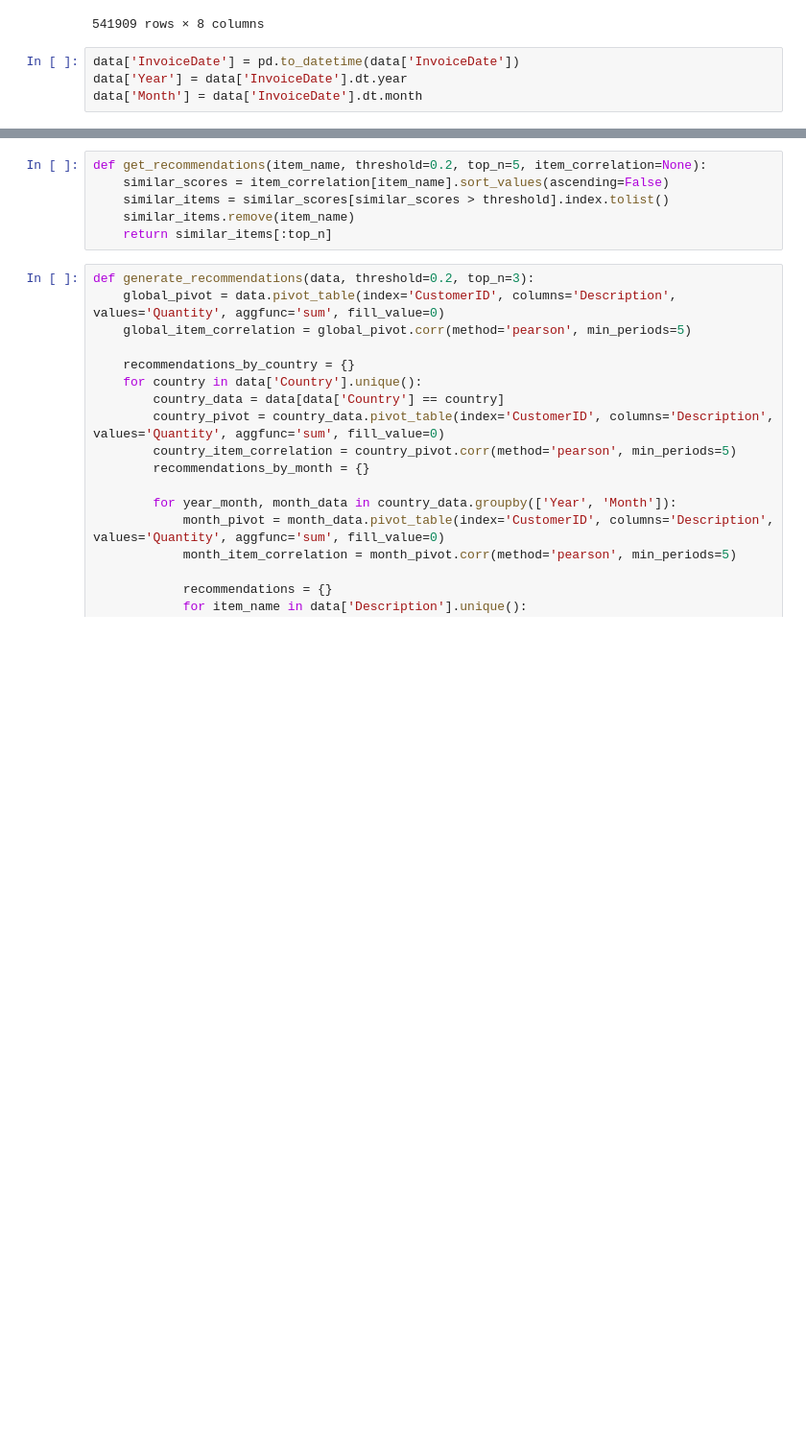
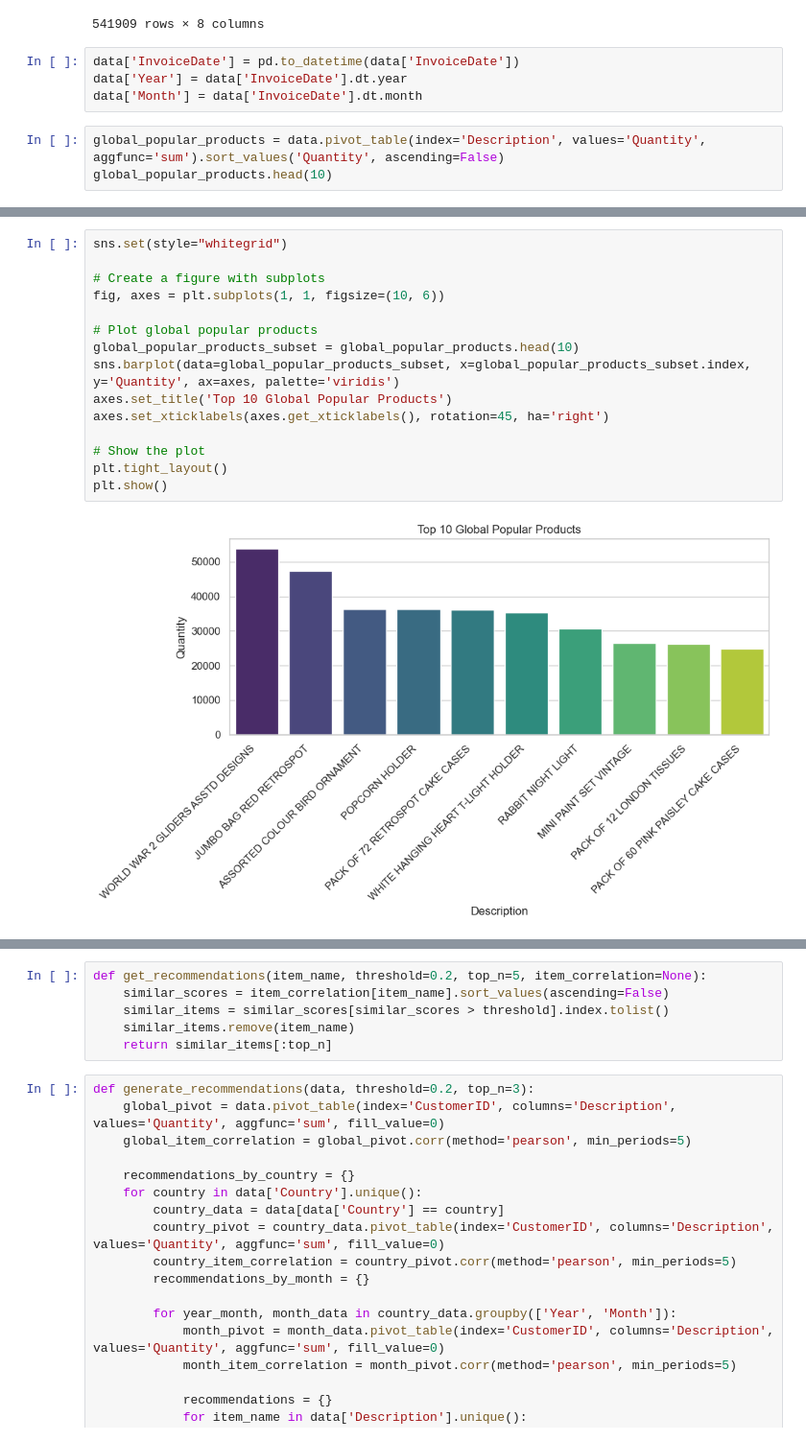
Before and after one commit to naveenkkkk/product-recommendation-model, a Jupyter notebook: maincode.ipynb, the cells around one changed output, grey strips where cells are left out. Shown: that part at 96% size. Drawn from its saved outputs; the diff is of its cells as text; blank space fills up the shorter version.

Commit message:
Add files via upload
added visualization

```diff
--- a/maincode.ipynb
+++ b/maincode.ipynb
@@ -26,3 +26,6 @@ data
 data['InvoiceDate'] = pd.to_datetime(data['InvoiceDate'])
 data['Year'] = data['InvoiceDate'].dt.year
 data['Month'] = data['InvoiceDate'].dt.month
+# %%
+global_popular_products = data.pivot_table(index='Description', values='Quantity', aggfunc='sum').sort_values('Quantity', ascending=False)
+global_popular_products.head(10)
@@ -28,0 +45,17 @@ data['Month'] = data['InvoiceDate'].dt.month
+# %%
+sns.set(style="whitegrid")
+
+# Create a figure with subplots
+fig, axes = plt.subplots(1, 1, figsize=(10, 6))
+
+# Plot global popular products
+global_popular_products_subset = global_popular_products.head(10)
+sns.barplot(data=global_popular_products_subset, x=global_popular_products_subset.index, y='Quantity', ax=axes, palette='viridis')
+axes.set_title('Top 10 Global Popular Products')
+axes.set_xticklabels(axes.get_xticklabels(), rotation=45, ha='right')
+
+# Show the plot
+plt.tight_layout()
+plt.show()
+# %% [output]
+[figure, added]
```
Also changed, not shown: parts of 8 cells of this notebook.
